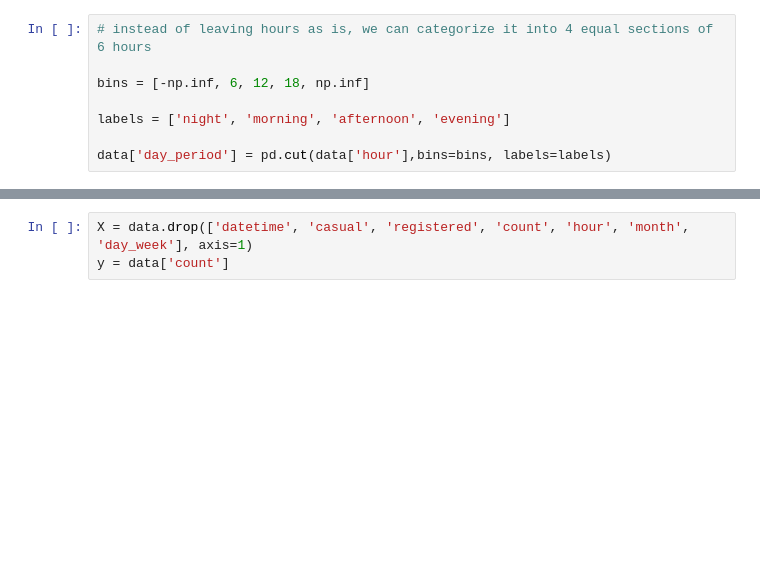
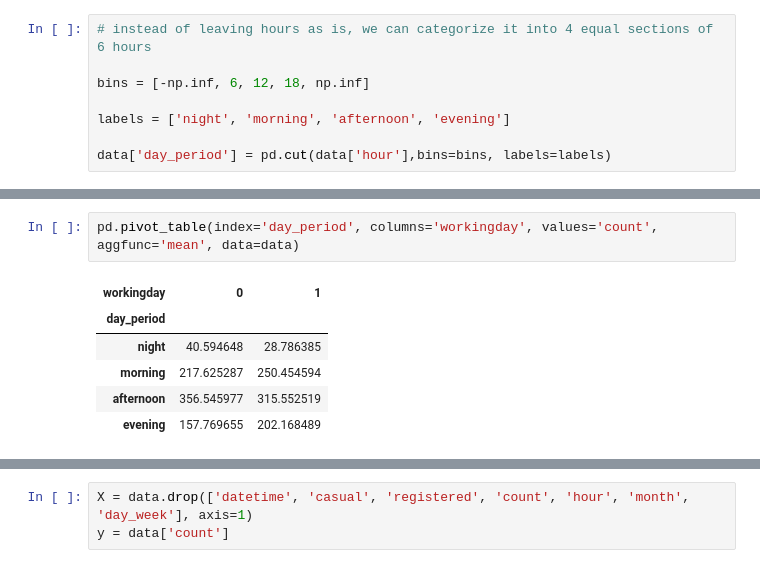
Before and after one commit to dina-deifallah/ds-fundamentals, a Jupyter notebook: regression/EDA_intro.ipynb, the cells around one changed output, grey strips where cells are left out. Saved outputs shown, nothing was run; the diff lists cells and outputs as text; blank space fills up the shorter version.

```diff
--- a/regression/EDA_intro.ipynb
+++ b/regression/EDA_intro.ipynb
@@ -368,5 +391,14 @@ dat.head()
 | 2 | 2011-01-01 02:00:00 | 1 | 0 | 0 | 1 | 9.02 | 13.635 | 80 | 0.0 | 5 | ... |
 | 3 | 2011-01-01 03:00:00 | 1 | 0 | 0 | 1 | 9.84 | 14.395 | 75 | 0.0 | 3 | ... |
 | 4 | 2011-01-01 04:00:00 | 1 | 0 | 0 | 1 | 9.84 | 14.395 | 75 | 0.0 | 0 | ... |
+# %%
+pd.pivot_table(index='day_period', columns='workingday', values='count', aggfunc='mean', data=data)
+# %% [output]
+| workingday | 0 | 1 |
+| day_period |  |  |
+| night | 40.594648 | 28.786385 |
+| morning | 217.625287 | 250.454594 |
+| afternoon | 356.545977 | 315.552519 |
+| evening | 157.769655 | 202.168489 |
 # %%
 data.info()
```
Also changed, not shown: parts of 26 cells of this notebook, 16 other files.
